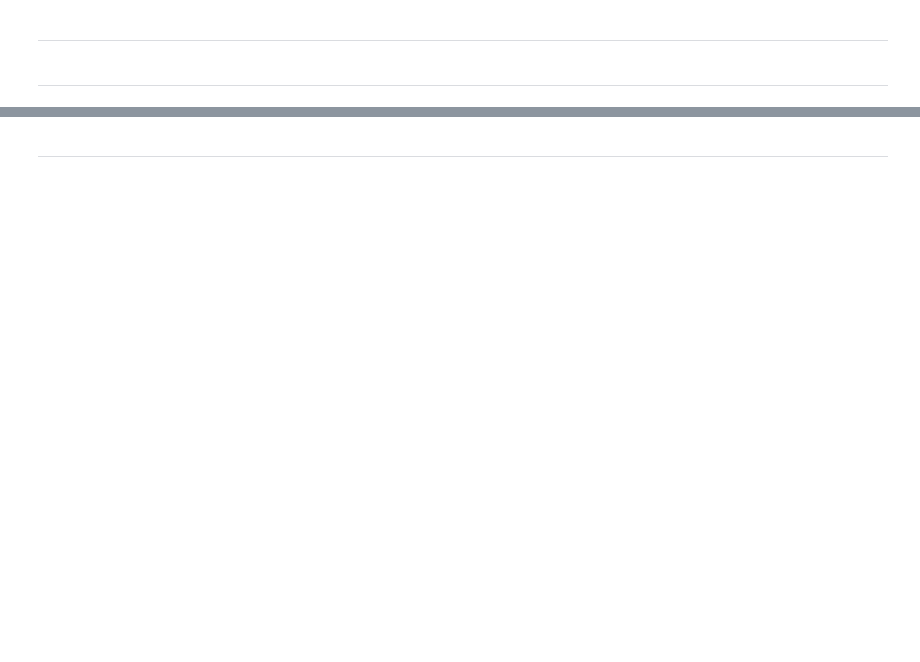
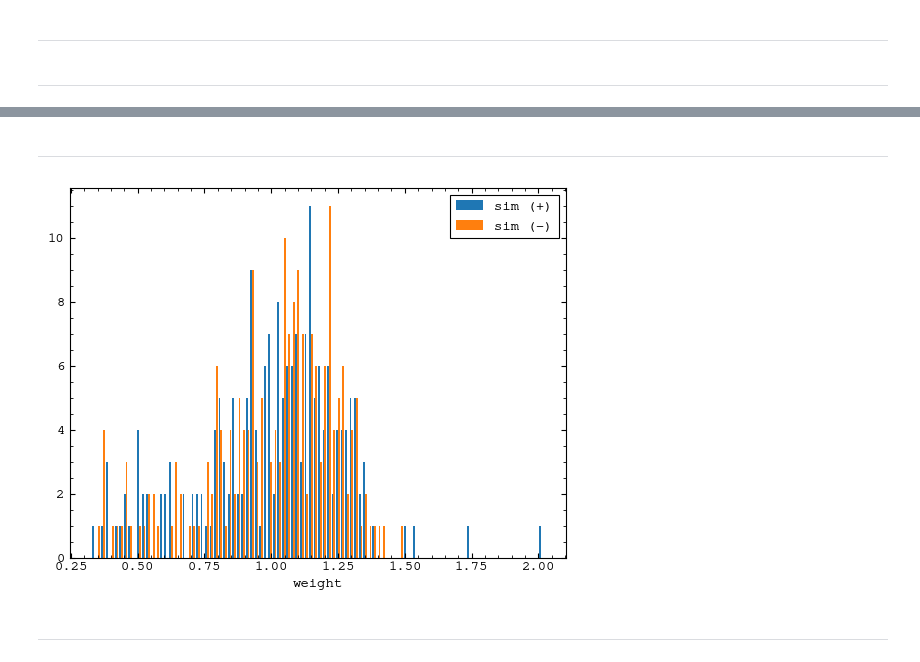
Before and after one commit to sidneymau/des-y6-image-sims-analysis, a Jupyter notebook: notebooks/2025_03_03_reweighting/dev.ipynb, the cells around one changed output, grey strips where cells are left out. Drawn from its saved outputs; the diff is of its cells as text; code cells hidden in the pictures; blank space fills up the shorter version.

```diff
--- a/notebooks/2025_03_03_reweighting/dev.ipynb
+++ b/notebooks/2025_03_03_reweighting/dev.ipynb
@@ -345,0 +450,2 @@ plt.show()
+# %% [markdown]
+---
@@ -346,3 +454,24 @@ plt.show()
+# %%
+w_plus = np.bincount(y_y6) / np.bincount(y_sim_plus)
+w_plus /= np.mean(w_plus)
+
+# # fix bins that don't have assignments
+# ww[ww==0.] = 1.
+# ww[ww>5.] = 5.
+# %%
+w_minus = np.bincount(y_y6) / np.bincount(y_sim_minus)
+w_minus /= np.mean(w_minus)
+# %%
+plt.hist(
+    [w_plus, w_minus],
+    label=["sim (+)", "sim (-)"],
+    bins=100,
+)
+plt.xlabel("weight")
+plt.legend()
+plt.show()
+# %% [output]
+[figure, added]
 # %% [markdown]
 ---
 # %%
```
Also changed, not shown: parts of 60 cells of this notebook, 1 other file.
